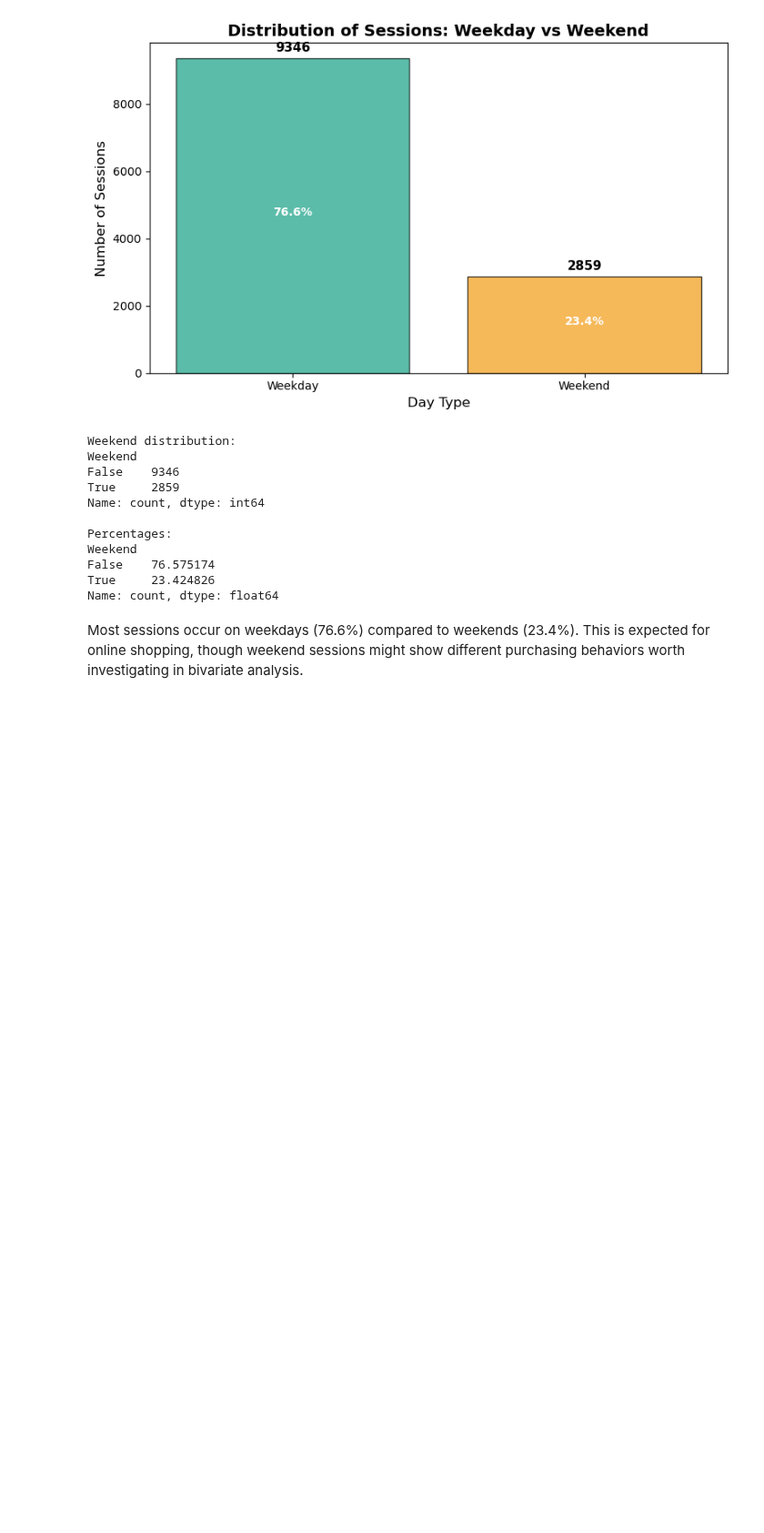
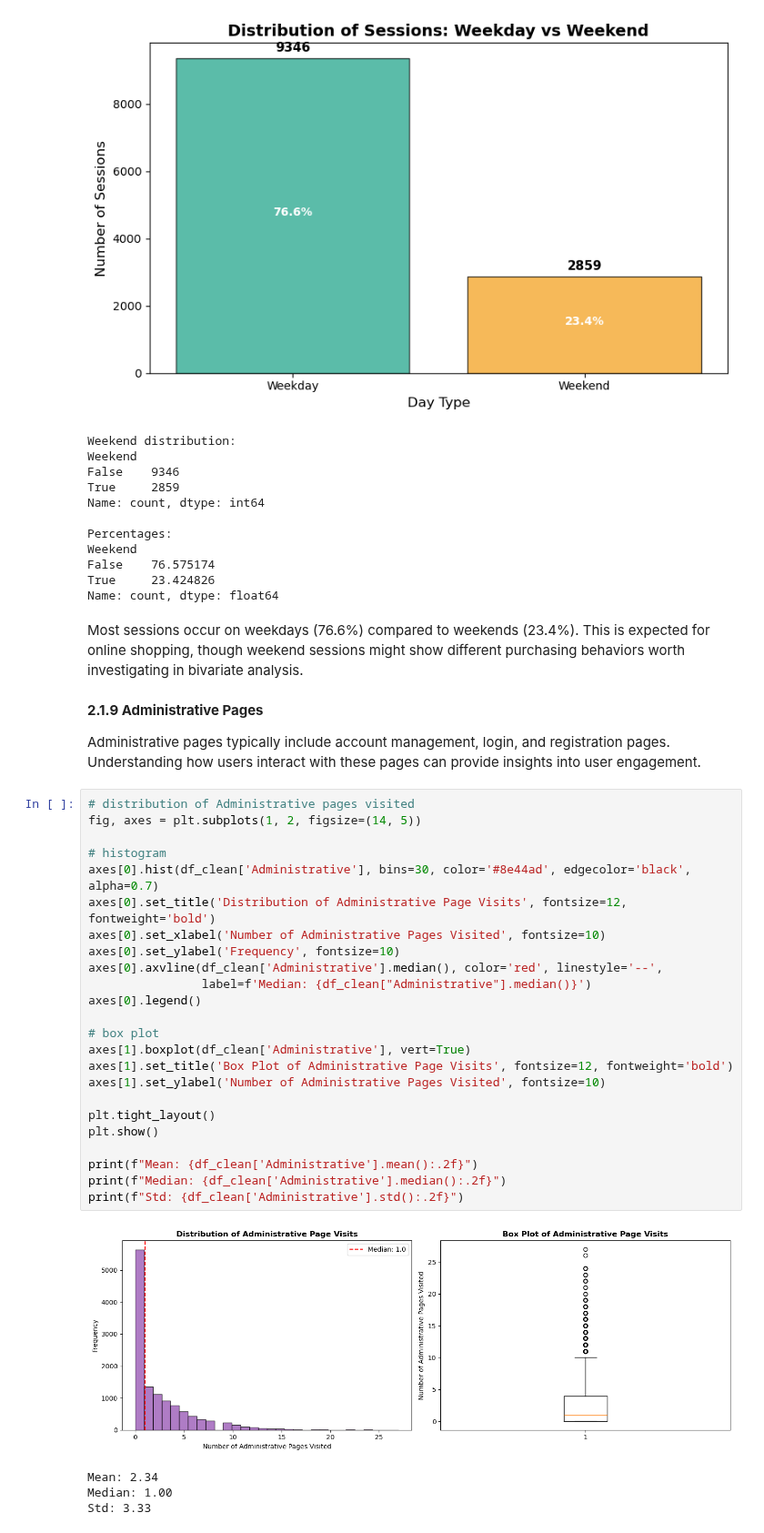
Before and after one commit to JackyDo2005/A3_PDS_RMIT, a Jupyter notebook: Assignment3.ipynb, the cells around one changed output. Shown at 91% size. Saved outputs shown, nothing was run; the diff lists cells and outputs as text; blank space fills up the shorter version.

```diff
--- a/Assignment3.ipynb
+++ b/Assignment3.ipynb
@@ -693,3 +693,36 @@ True     23.424826
 Name: count, dtype: float64
 # %% [markdown]
 Most sessions occur on weekdays (76.6%) compared to weekends (23.4%). This is expected for online shopping, though weekend sessions might show different purchasing behaviors worth investigating in bivariate analysis.
+# %% [markdown]
+**2.1.9 Administrative Pages**
+
+Administrative pages typically include account management, login, and registration pages. Understanding how users interact with these pages can provide insights into user engagement.
+# %%
+# distribution of Administrative pages visited
+fig, axes = plt.subplots(1, 2, figsize=(14, 5))
+
+# histogram
+axes[0].hist(df_clean['Administrative'], bins=30, color='#8e44ad', edgecolor='black', alpha=0.7)
+axes[0].set_title('Distribution of Administrative Page Visits', fontsize=12, fontweight='bold')
+axes[0].set_xlabel('Number of Administrative Pages Visited', fontsize=10)
+axes[0].set_ylabel('Frequency', fontsize=10)
+axes[0].axvline(df_clean['Administrative'].median(), color='red', linestyle='--',
+                label=f'Median: {df_clean["Administrative"].median()}')
+axes[0].legend()
+
+# box plot
+axes[1].boxplot(df_clean['Administrative'], vert=True)
+axes[1].set_title('Box Plot of Administrative Page Visits', fontsize=12, fontweight='bold')
+axes[1].set_ylabel('Number of Administrative Pages Visited', fontsize=10)
+
+plt.tight_layout()
+plt.show()
+
+print(f"Mean: {df_clean['Administrative'].mean():.2f}")
+print(f"Median: {df_clean['Administrative'].median():.2f}")
+print(f"Std: {df_clean['Administrative'].std():.2f}")
+# %% [output]
+[figure, added]
+Mean: 2.34
+Median: 1.00
+Std: 3.33
```
Also changed, not shown: parts of 30 cells of this notebook.
